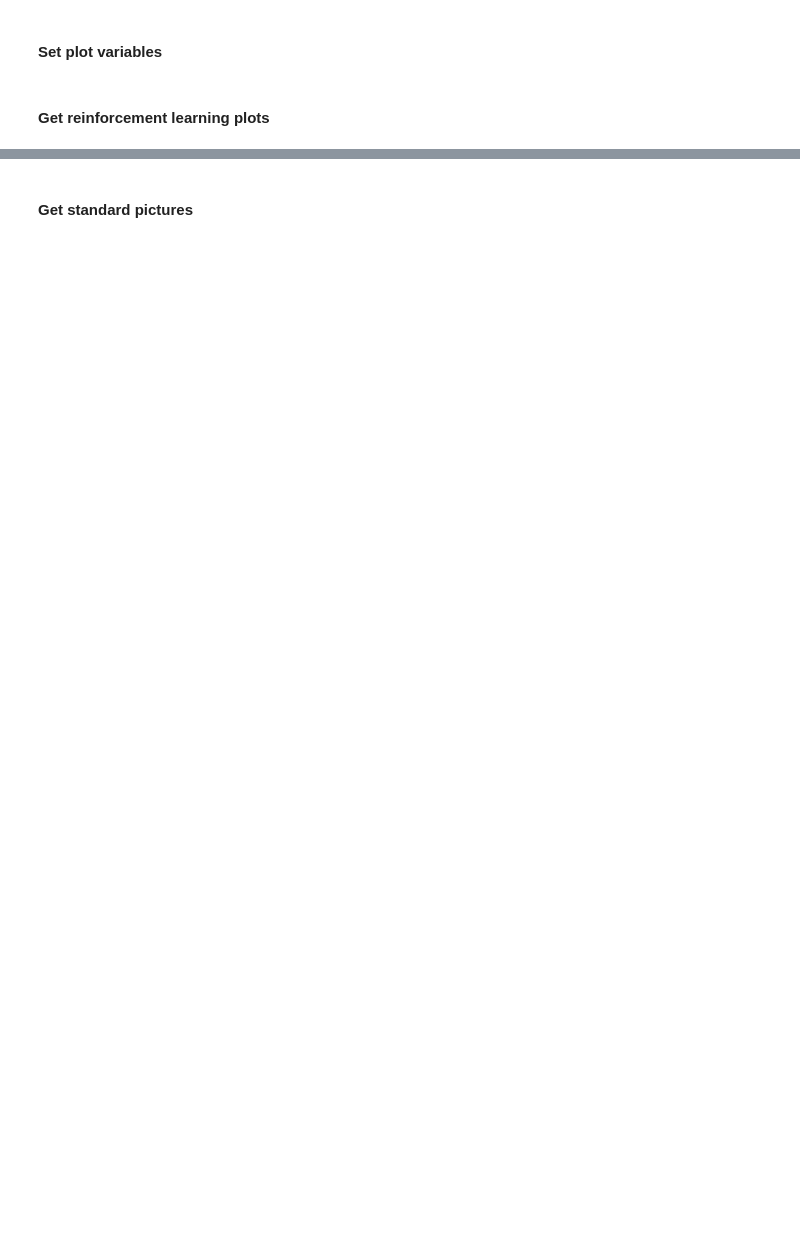
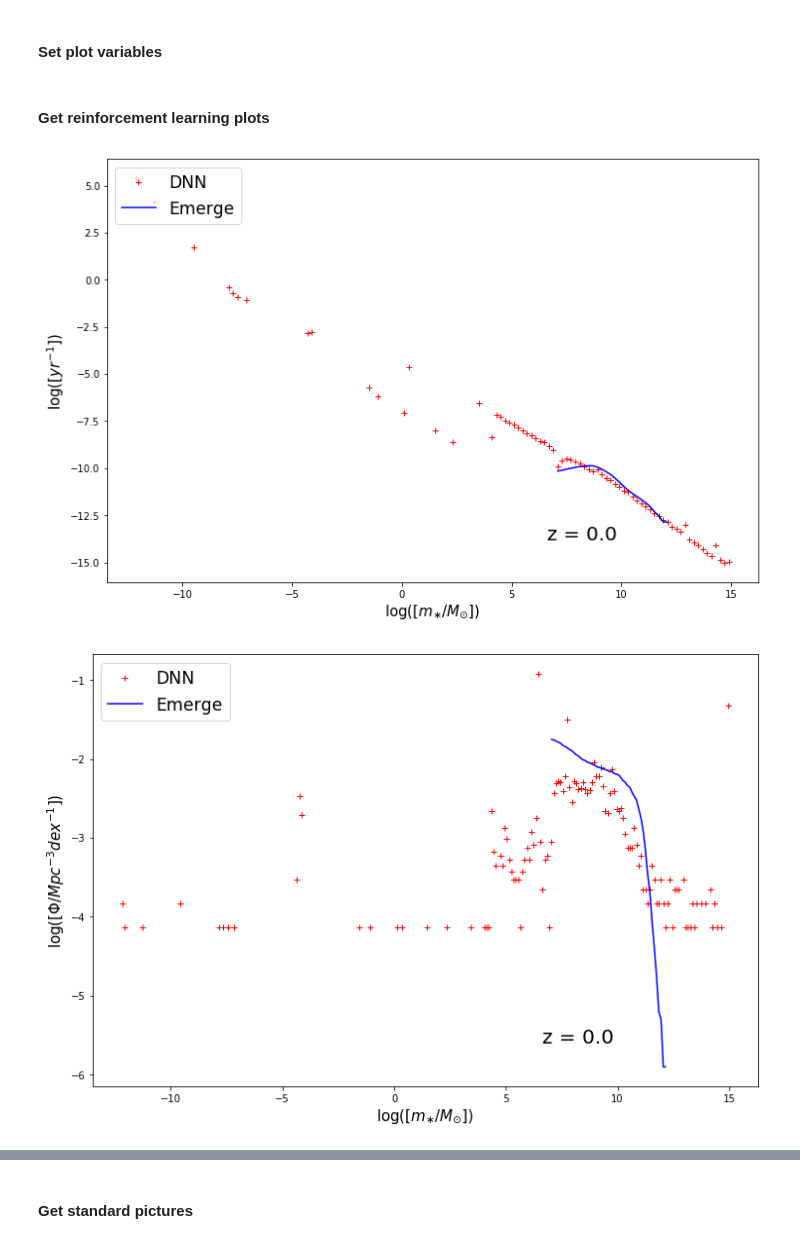
Before and after one commit to magnus-lindstrom/masters-project-galaxy-formation, a Jupyter notebook: code/pso_code/pso_general_purpose_notebook.ipynb, the cells around one changed output, grey strips where cells are left out. Saved outputs shown, nothing was run; the diff lists cells and outputs as text; code cells hidden in the pictures; blank space fills up the shorter version.

Commit message:
added features for plotting and running the pso trained networks

```diff
--- a/code/pso_code/pso_general_purpose_notebook.ipynb
+++ b/code/pso_code/pso_general_purpose_notebook.ipynb
@@ -136,17 +143,23 @@ Using TensorFlow backend.
 ### Standard plots
 from keras.models import load_model
 
-network_name = 'testing2'
-model = load_model('trained_networks/{}.h5'.format(network_name))
-training_data_dict = pickle.load(open('trained_networks/{}_training_data_dict.p'.format(network_name), 'rb'))
+dir_name = 'testing2'
+iteration = '54'
 
-mode = 'train' # 'train', 'val, 'test'
+mode = 'val' # 'train', 'val, 'test'
+plot_full_range = True
+
+model = load_model('trained_networks/{}/iter_{}.h5'.format(dir_name, iteration))
+training_data_dict = pickle.load(open('trained_networks/{}/training_data_dict.h5'.format(dir_name), 'rb'))
 
 predicted_points = predict_points(model, training_data_dict, mode = mode, original_units=False)
 title = 'Inputs: {}\n{:.1e} train points, {}'.format(', '.join(input_features), train_size, mode)
 # %% [markdown]
 #### Get reinforcement learning plots
 # %%
-fig73 = get_ssfr_plot(model, training_data_dict, unit_dict, galaxies=None, title=None, data_type=mode)
-fig55 = get_smf_plot(model, training_data_dict, unit_dict, galaxies=None, title=None, data_type=mode)
-fir33 = get_fq_plot(model, training_data_dict, unit_dict, galaxies=None, title=None, data_type=mode)
+fig73 = get_ssfr_plot(model, training_data_dict, unit_dict, galaxies=None, title=None, data_type=mode, full_range=plot_full_range)
+fig55 = get_smf_plot(model, training_data_dict, unit_dict, galaxies=None, title=None, data_type=mode, full_range=plot_full_range)
+fig33 = get_fq_plot(model, training_data_dict, unit_dict, galaxies=None, title=None, data_type=mode, full_range=plot_full_range)
+# %% [output]
+[figure, added]
+[figure, added]
```
Also changed, not shown: parts of 10 cells of this notebook, 4 other files.
